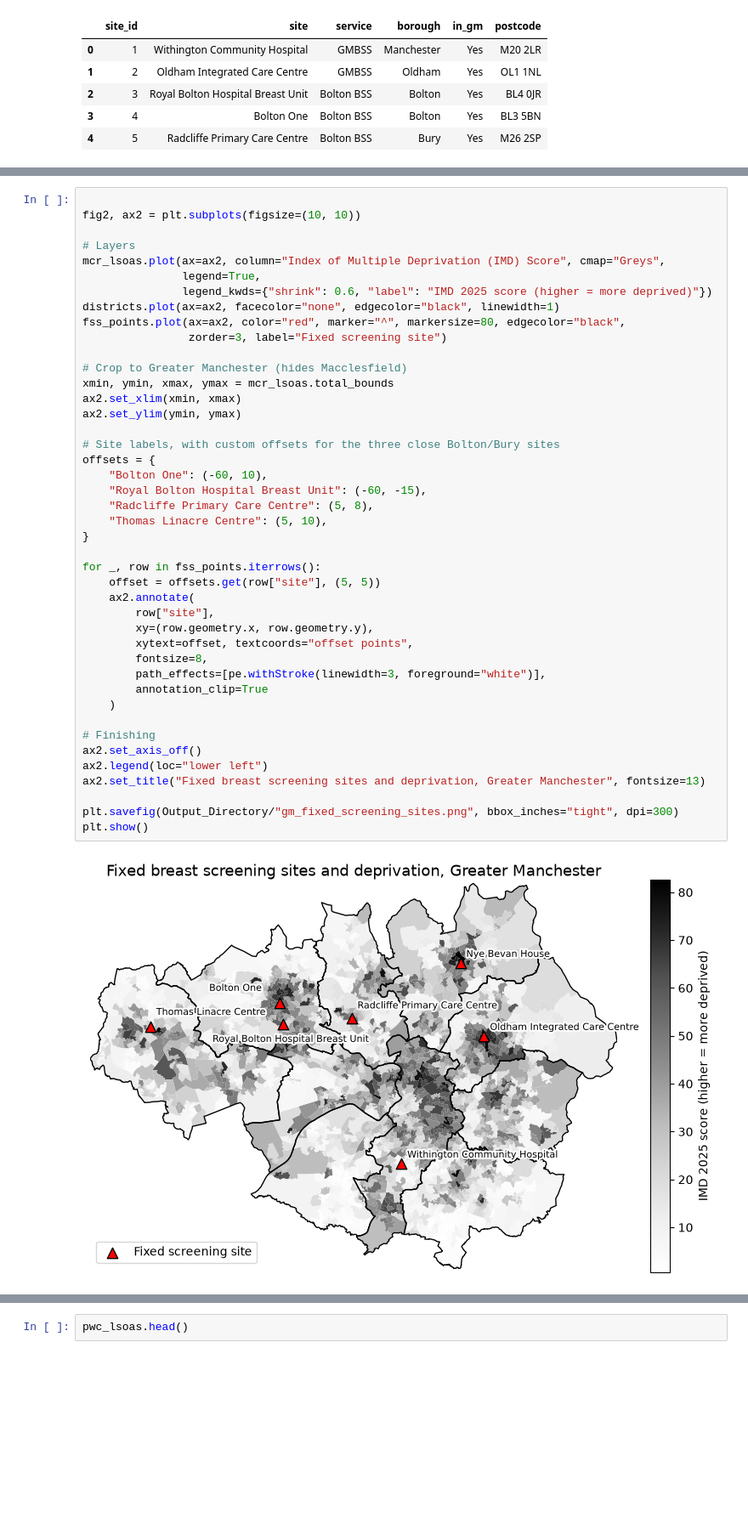
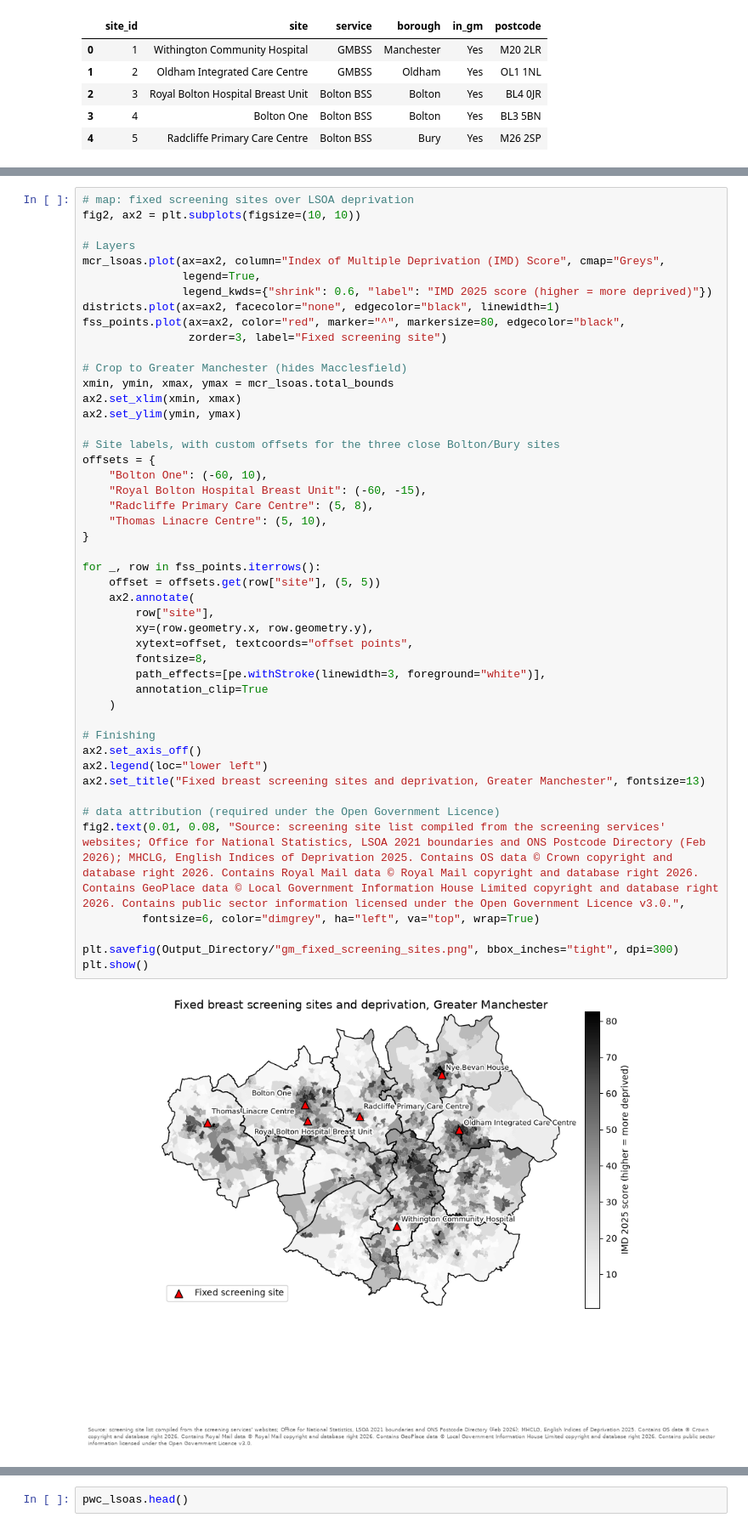
Before and after one commit to rhm-1697/mcr_cancer_study, a Jupyter notebook: Cancer_GIS.ipynb, the cells around one changed output, grey strips where cells are left out. Shown at 85% size. Drawn from its saved outputs; the diff is of its cells as text; blank space fills up the shorter version.

```diff
--- a/Cancer_GIS.ipynb
+++ b/Cancer_GIS.ipynb
@@ -499,7 +597,7 @@ fss_coords.head()
 | 3 | 4 | Bolton One | Bolton BSS | Bolton | Yes | BL3 5BN | BL35BN | BL3 5BN | NaN | 371276.0 | 408680.0 | ... |
 | 4 | 5 | Radcliffe Primary Care Centre | Bolton BSS | Bury | Yes | M26 2SP | M262SP | M26 2SP | NaN | 378660.0 | 407110.0 | ... |
 # %%
-
+# map: fixed screening sites over LSOA deprivation
 fig2, ax2 = plt.subplots(figsize=(10, 10))
 
 # Layers
@@ -515,32 +613,36 @@ xmin, ymin, xmax, ymax = mcr_lsoas.total_bounds
 ax2.set_xlim(xmin, xmax)
 ax2.set_ylim(ymin, ymax)
 
 # Site labels, with custom offsets for the three close Bolton/Bury sites
 offsets = {
     "Bolton One": (-60, 10),
     "Royal Bolton Hospital Breast Unit": (-60, -15),
     "Radcliffe Primary Care Centre": (5, 8),
     "Thomas Linacre Centre": (5, 10),
 }
 
 for _, row in fss_points.iterrows():
     offset = offsets.get(row["site"], (5, 5))
     ax2.annotate(
         row["site"],
         xy=(row.geometry.x, row.geometry.y),
         xytext=offset, textcoords="offset points",
         fontsize=8,
         path_effects=[pe.withStroke(linewidth=3, foreground="white")],
         annotation_clip=True
     )
 
 # Finishing
 ax2.set_axis_off()
 ax2.legend(loc="lower left")
 ax2.set_title("Fixed breast screening sites and deprivation, Greater Manchester", fontsize=13)
 
+# data attribution (required under the Open Government Licence)
+fig2.text(0.01, 0.08, "Source: screening site list compiled from the screening services' websites; Office for National Statistics, LSOA 2021 boundaries and ONS Postcode Directory (Feb 2026); MHCLG, English Indices of Deprivation 2025. Contains OS data © Crown copyright and database right 2026. Contains Royal Mail data © Royal Mail copyright and database right 2026. Contains GeoPlace data © Local Government Information House Limited copyright and database right 2026. Contains public sector information licensed under the Open Government Licence v3.0.",
+         fontsize=6, color="dimgrey", ha="left", va="top", wrap=True)
+
 plt.savefig(Output_Directory/"gm_fixed_screening_sites.png", bbox_inches="tight", dpi=300)
 plt.show()
 # %% [output]
-[figure, old version]
+[figure, new version]
 # %%
```
Also changed, not shown: parts of 118 cells of this notebook, 10 other files.
